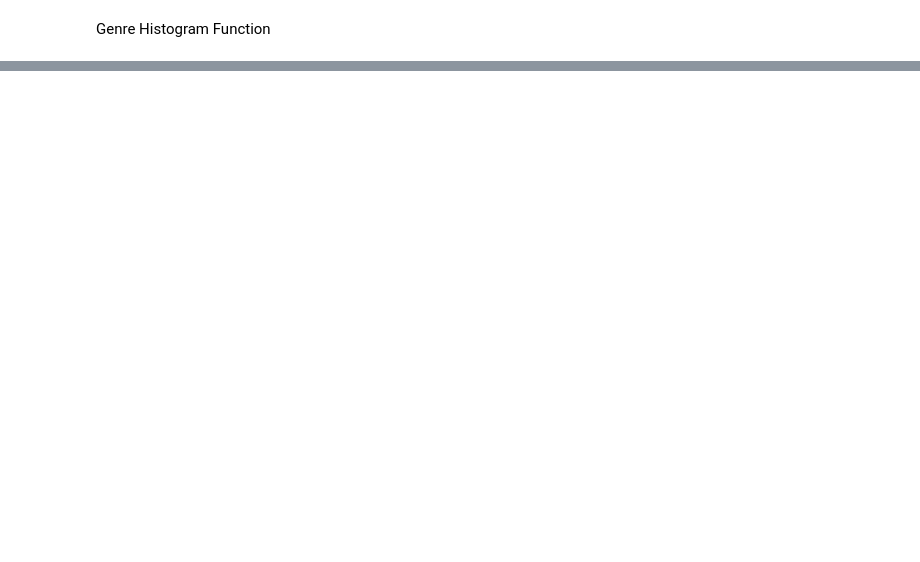
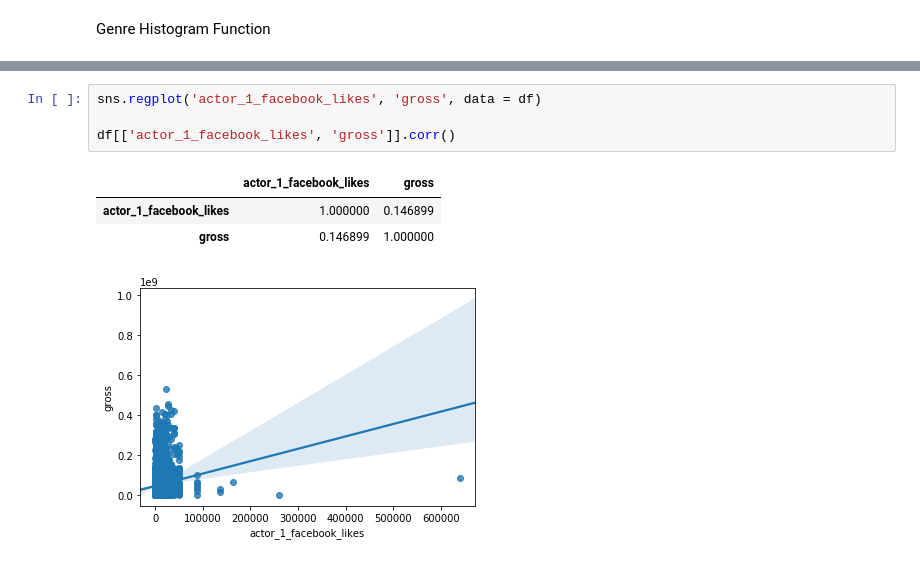
Before and after one commit to bmackenzie/Movie-Metadata-Data-Visualization, a Jupyter notebook: Movie Metadata Data Visualization.ipynb, the cells around one changed output, grey strips where cells are left out. Cells and saved outputs as stored; diff of their text form; blank space fills up the shorter version.

```diff
--- a/Movie Metadata Data Visualization.ipynb
+++ b/Movie Metadata Data Visualization.ipynb
@@ -61,0 +83,9 @@ genre_hist(df, 'Horror', attribute = 'profit')
+# %%
+sns.regplot('actor_1_facebook_likes', 'gross', data = df)
+
+df[['actor_1_facebook_likes', 'gross']].corr()
+# %% [output]
+|  | actor_1_facebook_likes | gross |
+| actor_1_facebook_likes | 1.000000 | 0.146899 |
+| gross | 0.146899 | 1.000000 |
+[figure, added]
```
Also changed, not shown: parts of 3 cells of this notebook.
